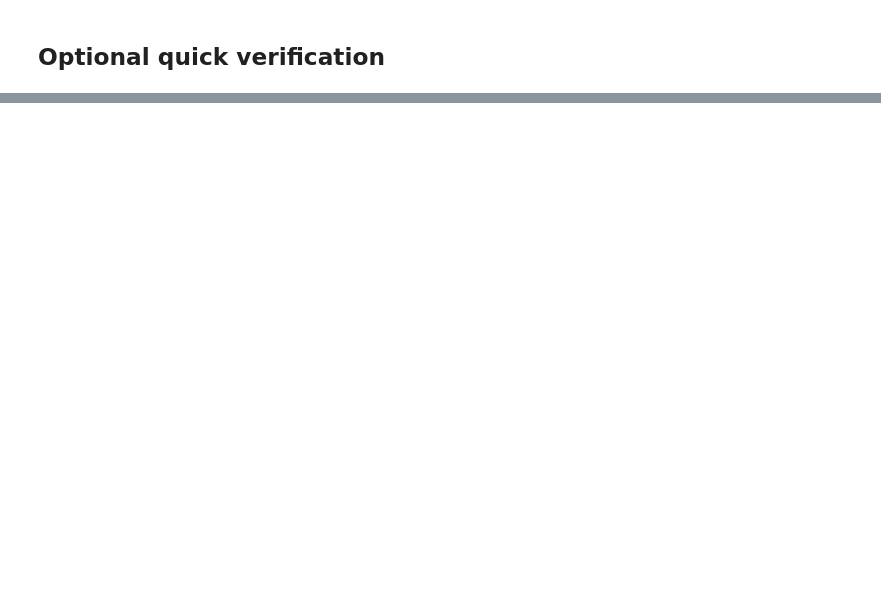
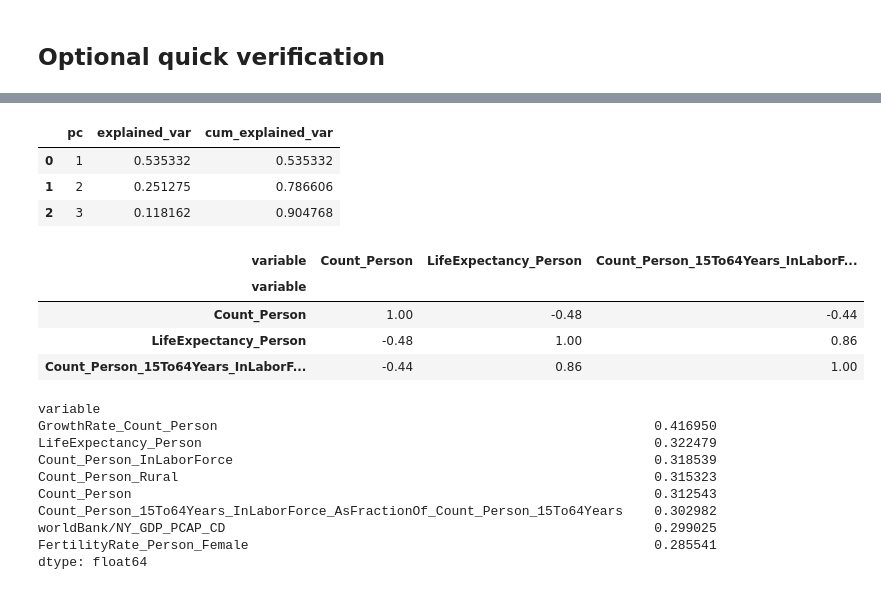
Before and after one commit to Qais-O/ds-capstone, a Jupyter notebook: data_pipeline_stage_2.ipynb, the cells around one changed output, grey strips where cells are left out. Drawn from its saved outputs; the diff is of its cells as text; code cells hidden in the pictures; blank space fills up the shorter version.

```diff
--- a/data_pipeline_stage_2.ipynb
+++ b/data_pipeline_stage_2.ipynb
@@ -276,0 +1056,40 @@ display(verification)
+# %%
+# 1) Explained variance by component
+ev = pd.DataFrame({
+    "pc": np.arange(1, len(pca_selector.explained_variance_ratio_) + 1),
+    "explained_var": pca_selector.explained_variance_ratio_,
+    "cum_explained_var": np.cumsum(pca_selector.explained_variance_ratio_)
+})
+display(ev.head(15))
+
+# 2) Correlation among selected features
+corr = cluster_feature_matrix[selected_cluster_features].corr()
+display(corr.round(2))
+
+# 3) PCA loading concentration (if all similar -> flat distribution)
+loadings = pd.DataFrame(
+    pca_selector.components_.T,
+    index=cluster_X.columns,
+    columns=[f"PC{i+1}" for i in range(pca_selector.n_components_)]
+)
+display(loadings.abs().mean(axis=1).sort_values(ascending=False).head(20))
+# %% [output]
+|  | pc | explained_var | cum_explained_var |
+| 0 | 1 | 0.535332 | 0.535332 |
+| 1 | 2 | 0.251275 | 0.786606 |
+| 2 | 3 | 0.118162 | 0.904768 |
+| variable | Count_Person | LifeExpectancy_Person | Count_Person_15To64Years_InLaborF... |
+| variable |  |  |  |
+| Count_Person | 1.00 | -0.48 | -0.44 |
+| LifeExpectancy_Person | -0.48 | 1.00 | 0.86 |
+| Count_Person_15To64Years_InLaborF... | -0.44 | 0.86 | 1.00 |
+variable
+GrowthRate_Count_Person                                                        0.416950
+LifeExpectancy_Person                                                          0.322479
+Count_Person_InLaborForce                                                      0.318539
+Count_Person_Rural                                                             0.315323
+Count_Person                                                                   0.312543
+Count_Person_15To64Years_InLaborForce_AsFractionOf_Count_Person_15To64Years    0.302982
+worldBank/NY_GDP_PCAP_CD                                                       0.299025
+FertilityRate_Person_Female                                                    0.285541
+dtype: float64
```
Also changed, not shown: parts of 24 cells of this notebook, 24 other files.
